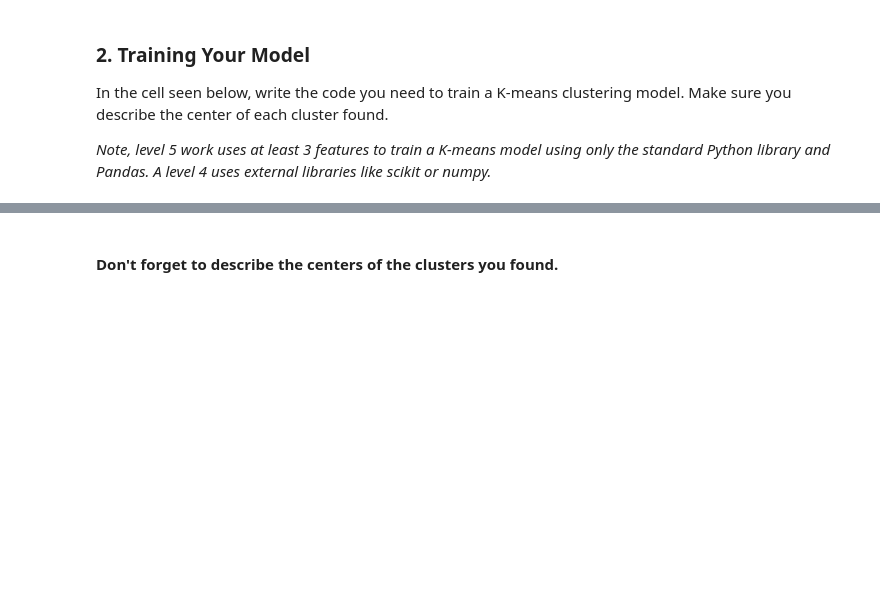
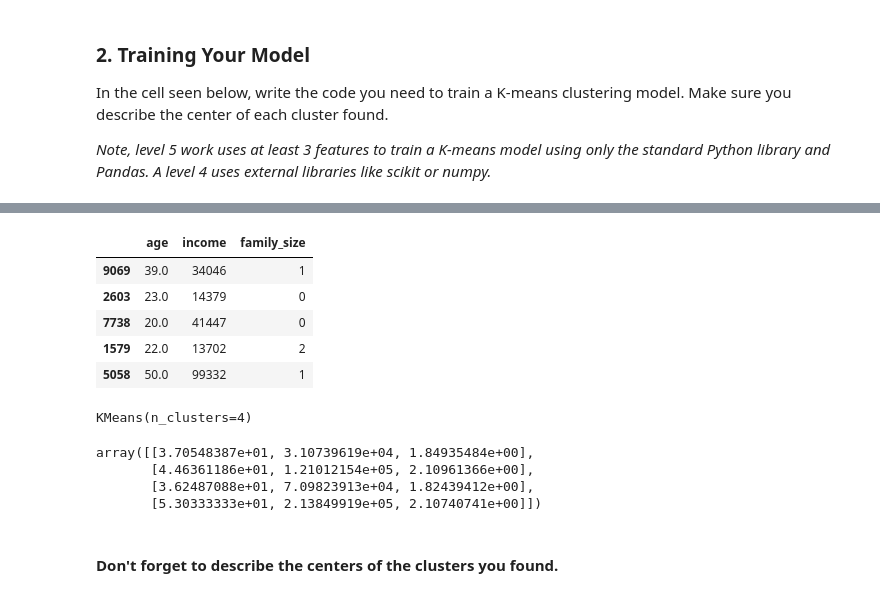
Before and after one commit to Asiandra/ML, a Jupyter notebook: Taco Bell/RFP #2.ipynb, the cells around one changed output, grey strips where cells are left out. Cells and saved outputs as stored; diff of their text form; code cells hidden in the pictures; blank space fills up the shorter version.

```diff
--- a/Taco Bell/RFP #2.ipynb
+++ b/Taco Bell/RFP #2.ipynb
@@ -61 +78,26 @@ In the cell seen below, write the code you need to train a K-means clustering mo
+# %%
+from sklearn.model_selection import train_test_split
+train_df, _ = train_test_split(df, test_size=0.3, random_state=42)
+train_df = train_df[["age", "income", "family_size"]]
+train_df.head()
+# %% [output]
+|  | age | income | family_size |
+| 9069 | 39.0 | 34046 | 1 |
+| 2603 | 23.0 | 14379 | 0 |
+| 7738 | 20.0 | 41447 | 0 |
+| 1579 | 22.0 | 13702 | 2 |
+| 5058 | 50.0 | 99332 | 1 |
+# %%
+from sklearn.cluster import KMeans
+model = KMeans(n_clusters=4)
+model.fit(train_df)
+# %% [output]
+KMeans(n_clusters=4)
+# %%
+model.cluster_centers_
+# %% [output]
+array([[3.70548387e+01, 3.10739619e+04, 1.84935484e+00],
+       [4.46361186e+01, 1.21012154e+05, 2.10961366e+00],
+       [3.62487088e+01, 7.09823913e+04, 1.82439412e+00],
+       [5.30333333e+01, 2.13849919e+05, 2.10740741e+00]])
 # %%
```
Also changed, not shown: parts of 4 cells of this notebook.
